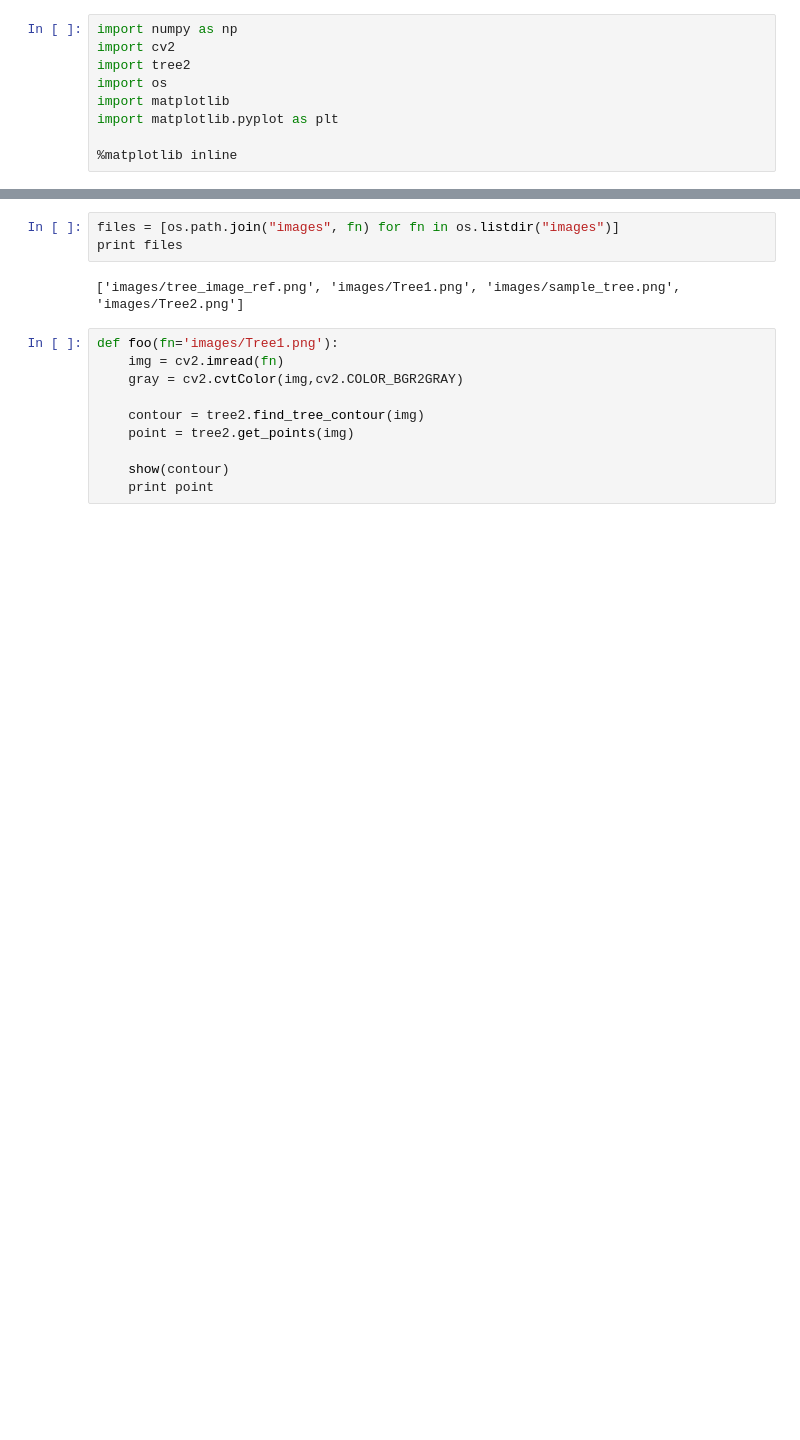
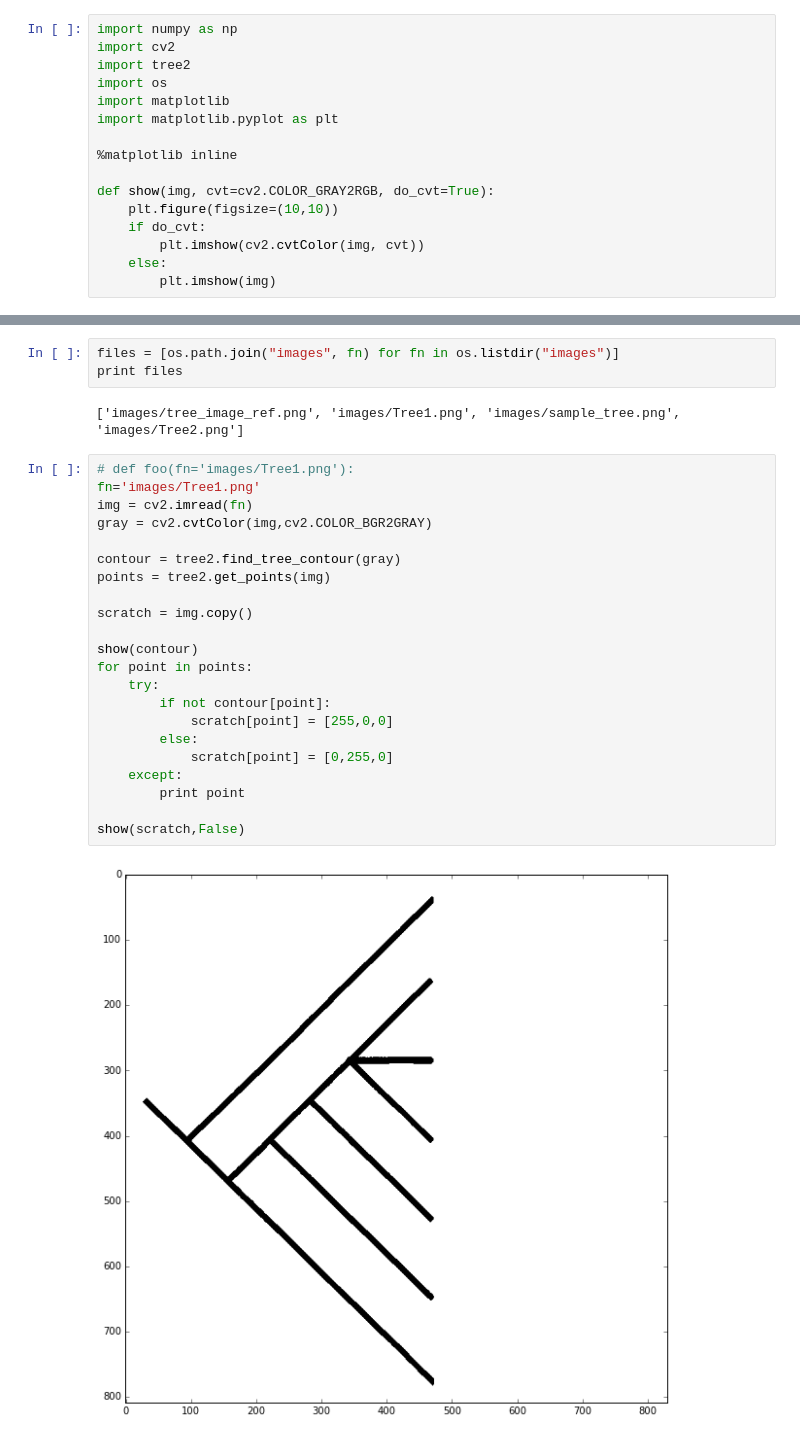
Before and after one commit to HackTheDinos/RC-Tree, a Jupyter notebook: experiment.ipynb, the cells around one changed output, grey strips where cells are left out. Cells and saved outputs as stored; diff of their text form; blank space fills up the shorter version.

```diff
--- a/experiment.ipynb
+++ b/experiment.ipynb
@@ -7,6 +7,13 @@ import matplotlib
 import matplotlib.pyplot as plt
 
 %matplotlib inline
+
+def show(img, cvt=cv2.COLOR_GRAY2RGB, do_cvt=True):
+    plt.figure(figsize=(10,10))
+    if do_cvt:
+        plt.imshow(cv2.cvtColor(img, cvt))
+    else:
+        plt.imshow(img)
 # %%
 reload(tree2)
 # %% [output]
@@ -17,12 +24,26 @@ print files
 # %% [output]
 ['images/tree_image_ref.png', 'images/Tree1.png', 'images/sample_tree.png', 'images/Tree2.png']
 # %%
-def foo(fn='images/Tree1.png'):
-    img = cv2.imread(fn)
-    gray = cv2.cvtColor(img,cv2.COLOR_BGR2GRAY)
+# def foo(fn='images/Tree1.png'):
+fn='images/Tree1.png'
+img = cv2.imread(fn)
+gray = cv2.cvtColor(img,cv2.COLOR_BGR2GRAY)
 
-    contour = tree2.find_tree_contour(img)
-    point = tree2.get_points(img)
+contour = tree2.find_tree_contour(gray)
+points = tree2.get_points(img)
 
-    show(contour)
-    print point
+scratch = img.copy()
+
+show(contour)
+for point in points:
+    try:
+        if not contour[point]:
+            scratch[point] = [255,0,0]
+        else:
+            scratch[point] = [0,255,0]
+    except:
+        print point
+
+show(scratch,False)
+# %% [output]
+[figure, added]
```
Also changed, not shown: parts of 3 cells of this notebook, 2 other files.
